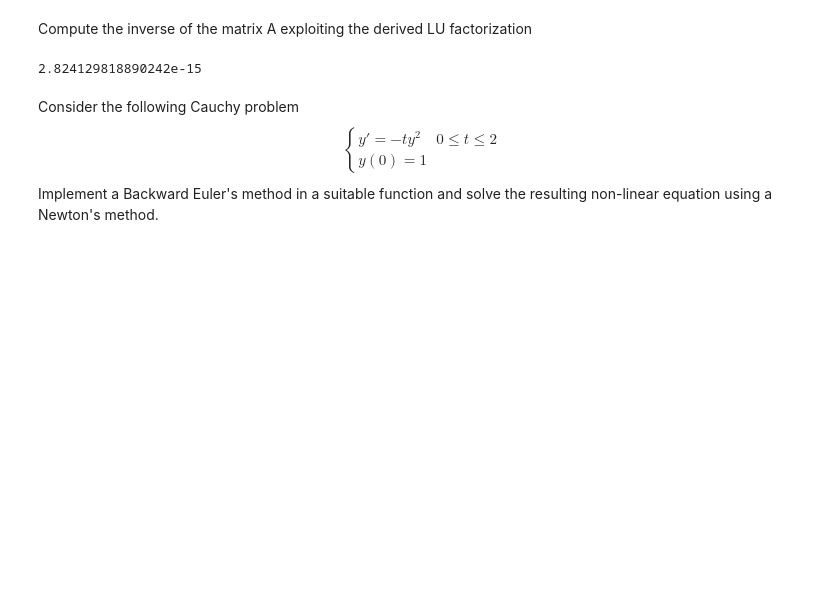
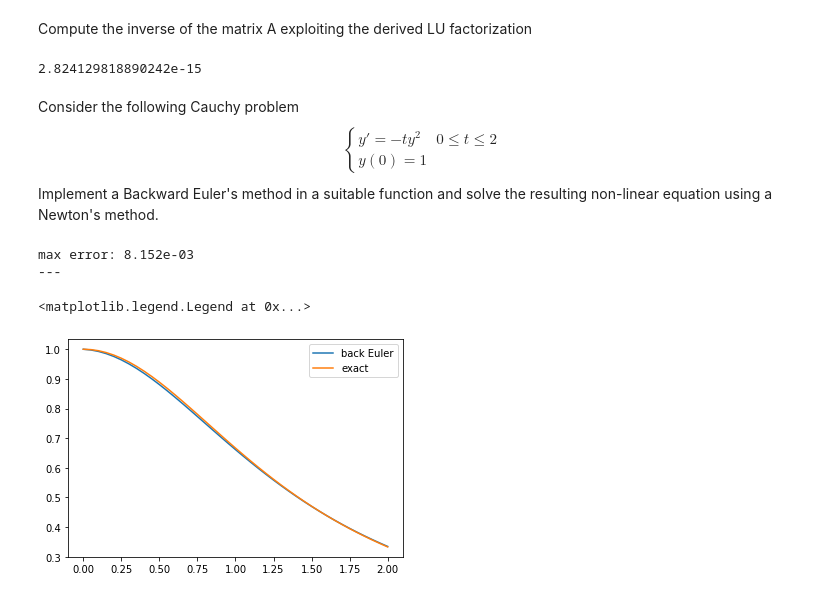
Before and after one commit to mbarnaba/numerical-analysis-2021-2022, a Jupyter notebook: FinalProject_2021_2022.ipynb, the cells around one changed output. Cells and saved outputs as stored; diff of their text form; code cells hidden in the pictures; blank space fills up the shorter version.

```diff
--- a/FinalProject_2021_2022.ipynb
+++ b/FinalProject_2021_2022.ipynb
@@ -476,12 +494,15 @@ def inverse_matrixLU(A):
         Ainv[ : , idx ] = U_solve( U, q )
     return Ainv
 # %%
-# Compare inverse to that computed by Numpy
-A_inv_LU = inverse_matrixLU(A)
-A_inv_numpy = np.linalg.inv(A)
-print(max(np.abs(A_inv_LU - A_inv_numpy).max(axis=0)))
+AinvLU = inverse_matrixLU( A )
-# %% [output]
-2.824129818890242e-15
+# %%
+# compare with np.linalg.inv's results
+Ainv_np = np.linalg.inv( A )
+diff = AinvLU - Ainv_np
+err = np.amax( np.abs( diff ) )
+print( err )
+# %% [output]
+2.824129818890242e-15
 # %% [markdown]
 Consider the following Cauchy problem
 $$
@@ -495,0 +549,23 @@ Implement a Backward Euler's method in a suitable function and solve the resulti
+# %%
+t0 = 0.0
+tf = 2.0
+y0 = 1.0
+h = 5e-2
+
+(y, t) = back_euler( y0, t0, tf, h )
+# %%
+# compare with exact solution
+yex = 2.0 / ( t*t + 2.0 )
+
+err = max( np.abs(y - yex) )
+print( f'max error: {err:.3e}' )
+print('---')
+
+plt.plot( t, y, label='back Euler' )
+plt.plot( t, yex, label='exact' )
+plt.legend()
+# %% [output]
+max error: 8.152e-03
+---
+<matplotlib.legend.Legend at 0x...>
+[figure, added]
```
Also changed, not shown: parts of 5 cells of this notebook.
